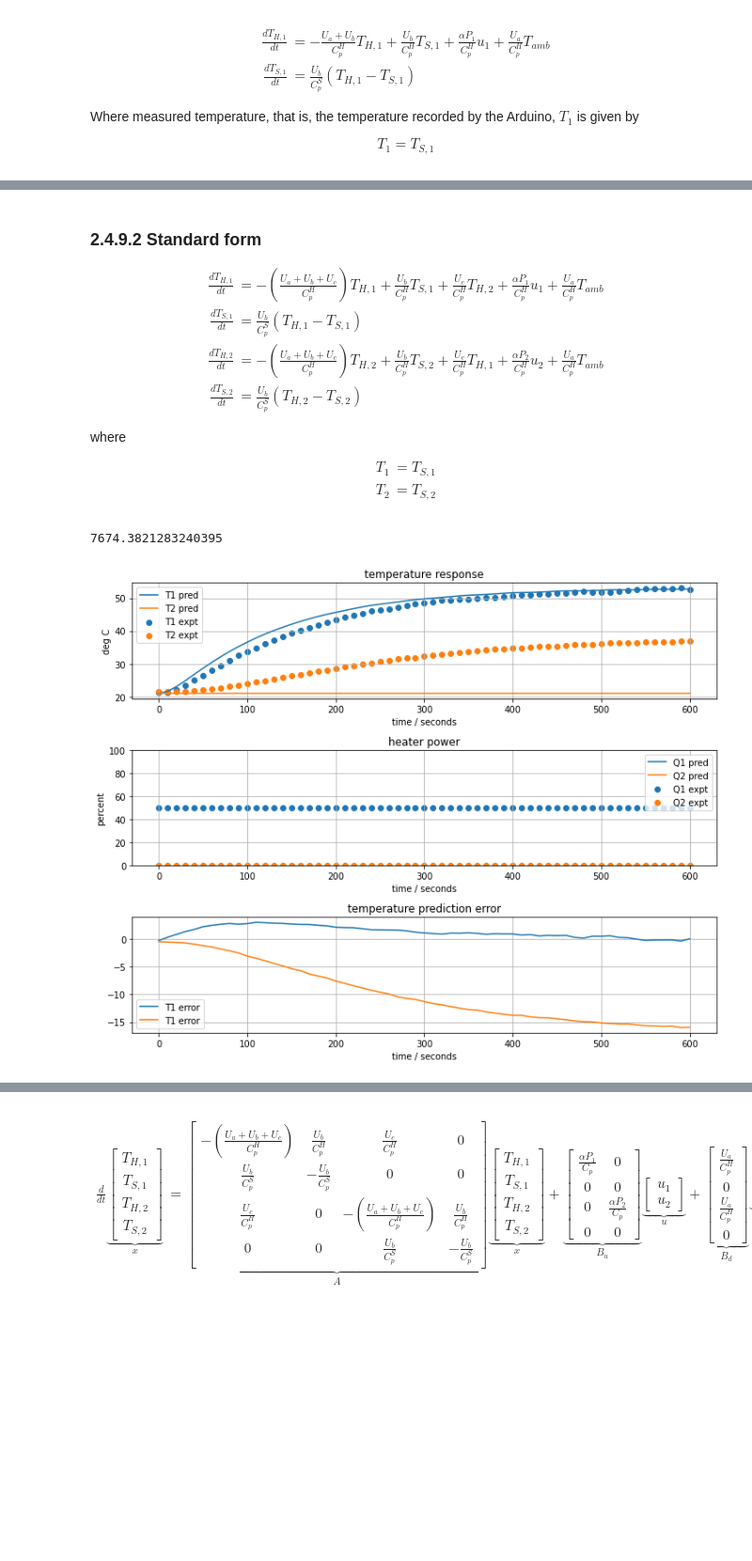
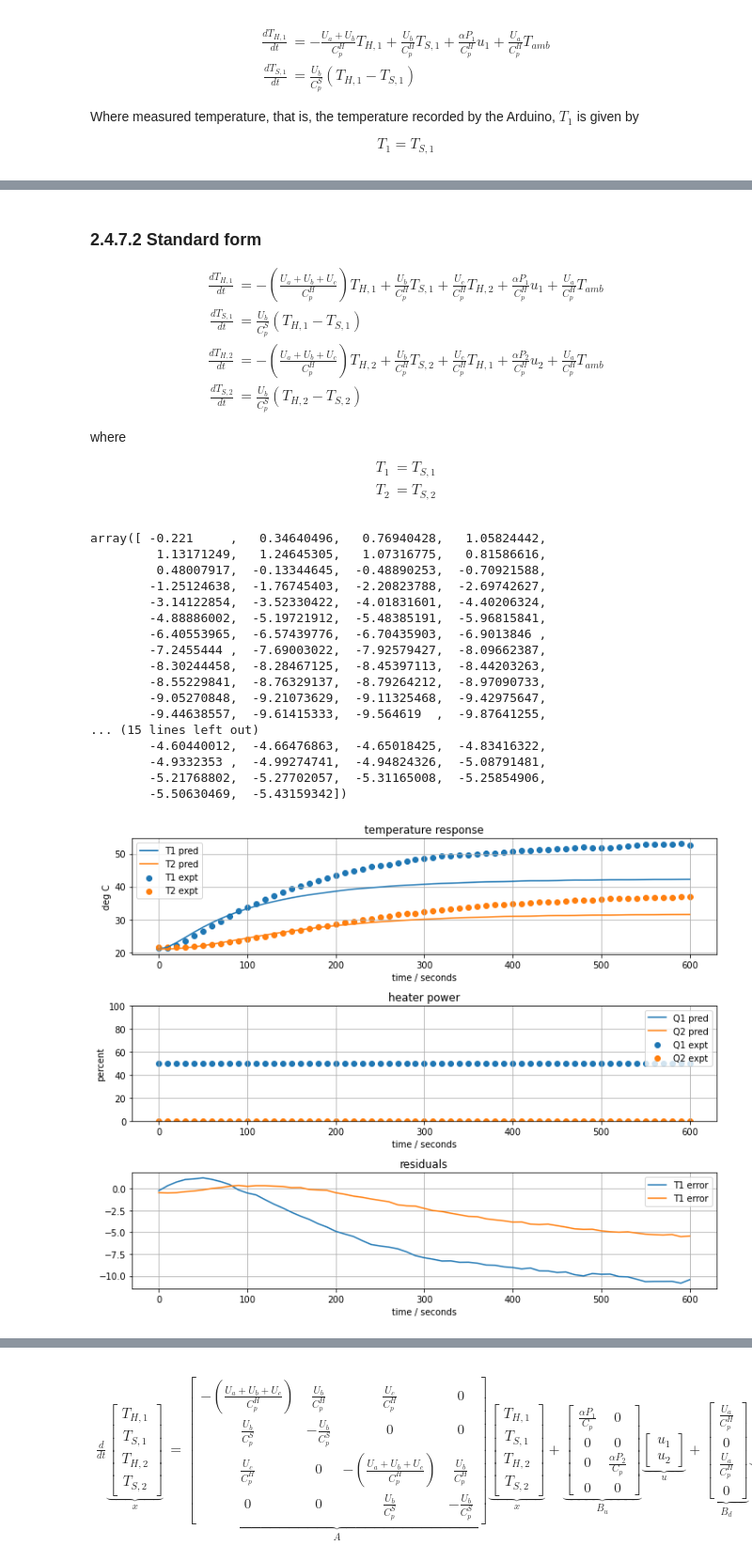
Before and after one commit to jckantor/cbe30338-2021, a Jupyter notebook: docs/02.04-Model-Identification.ipynb, the cells around one changed output, grey strips where cells are left out. Shown at 94% size. Cells and saved outputs as stored; diff of their text form; code cells hidden in the pictures; blank space fills up the shorter version.

```diff
--- a/docs/02.04-Model-Identification.ipynb
+++ b/docs/02.04-Model-Identification.ipynb
@@ -167,7 +129,7 @@ def plot_data(expt, pred):
     # third plot axes
     ax[2].plot(t_expt, pred["T1"]-expt["T1"], label="T1 error")
     ax[2].plot(t_expt, pred["T2"]-expt["T2"], label="T1 error")
-    ax[2].set_title("temperature prediction error")
+    ax[2].set_title("residuals")
 
     # things to do for every plot axes
     for a in ax:
@@ -177,8 +139,7 @@ def plot_data(expt, pred):
 
     plt.tight_layout()
 
-    # return list of axes so to allow additional information to be added
-    return ax
+    return
 
 # demonstrate by comparing experimental data to itself
 plot_data(expt, expt);
@@ -369,10 +347,7 @@ from scipy.integrate import solve_ivp
 Cp = 6                 # joules/deg C
 Ua = 0.05              # watts/deg C
 
-# create a list of parameter values
-param = [Cp, Ua]
-
-def model_first_order(param, plot=False):
+def model_energy_first_order(param, plot=False):
     # unpack the adjustable parameters
     Cp, Ua = param
 
@@ -389,12 +364,9 @@ def model_first_order(param, plot=False):
 
     # plot solution
     if plot:
-        ax = plot_data(expt, pred)
+        plot_data(expt, pred)
 
-    # compute sum of squares error
-    err = ((pred["T1"] - expt["T1"])**2).sum()
+    return pred["T1"] - expt["T1"]
 
-    return err
-
-model_first_order(param, plot=True)
+model_energy_first_order([Cp, Ua], True)
 # %% [output]
@@ -450,10 +445,8 @@ CpS = 1                # joules/deg C
 Ua = 0.05              # watts/deg C
 Ub = 0.05              # watts/deg C
 
-# create a list of parameter values
-param = [CpH, CpS, Ua, Ub]
 
-def model_second_order(param, plot=False):
+def model_energy_second_order(param, plot=False):
     # unpack the adjustable parameters
     CpH, CpS, Ua, Ub = param
 
@@ -474,10 +467,7 @@ def model_second_order(param, plot=False):
     if plot:
         ax = plot_data(expt, pred)
 
-    # compute sum of squares error
-    err = ((pred["T1"] - expt["T1"])**2).sum()
+    return pred["T1"] - expt["T1"]
 
-    return err
-
-model_second_order(param, plot=True)
+model_energy_second_order([CpH, CpS, Ua, Ub], plot=True)
 # %% [output]
@@ -512,7 +527,7 @@ T_1 & = T_{S,1} \\
 T_2 & = T_{S,2}
 \end{align}
 # %% [markdown]
-### 2.4.9.2 Standard form
+### 2.4.7.2 Standard form
 
 \begin{align}
 \frac{dT_{H,1}}{dt} & = -(\frac{U_a+U_b+U_c}{C^H_p})T_{H,1} + \frac{U_b}{C^H_p}T_{S,1} + \frac{U_c}{C^H_p}T_{H,2}  + \frac{\alpha P_1}{C^H_p}u_1 + \frac{U_a}{C^H_p}T_{amb}\\
@@ -538,41 +553,54 @@ CpH = 5                # joules/deg C
 CpS = 1                # joules/deg C
 Ua = 0.05              # watts/deg C
 Ub = 0.05              # watts/deg C
-Uc = 0.00              # watts/deg C
+Uc = 0.05              # watts/deg C
 
-# create a list of parameter values
-param = [CpH, CpS, Ua, Ub, Uc]
-
-def model_fourth_order(param, plot=False):
+def model_energy_fourth_order(param, plot=False):
     # unpack the adjustable parameters
     CpH, CpS, Ua, Ub, Uc = param
 
     # model solution
     def deriv(t, y):
         T1H, T1S, T2H, T2S= y
         dT1H = (-(Ua + Ub + Uc)*T1H + Ub*T1S + Uc*T2H + alpha*P1*u1(t) + Ua*T_amb)/CpH
         dT1S = Ub*(T1H - T1S)/CpS
         dT2H = (-(Ua + Ub + Uc)*T2H + Ub*T2S + Uc*T1H + alpha*P2*u2(t) + Ua*T_amb)/CpH
         dT2S = Ub*(T2H - T2S)/CpS
         return [dT1H, dT1S, dT2H, dT2S]
 
     soln = solve_ivp(deriv, [min(t_expt), max(t_expt)], [T_amb]*4, t_eval=t_expt)
 
     # create dataframe with predictions
     pred = pd.DataFrame(columns=["T1", "T2", "Q1", "Q2"], index=t_expt)
     pred["T1"] = soln.y[1]
     pred["T2"] = soln.y[3]
 
     # plot solution
     if plot:
         ax = plot_data(expt, pred)
 
-    # compute sum of squares error
-    err = ((pred["T1"] - expt["T1"])**2).sum() + ((pred["T2"] - expt["T2"])**2).sum()
+    err1 = np.array(pred["T1"] - expt["T1"])
+    err2 = np.array(pred["T2"] - expt["T2"])
 
-    return err
+    return np.concatenate((err1, err2))
 
-model_fourth_order(param, plot=True)
+model_energy_fourth_order([CpH, CpS, Ua, Ub, Uc], plot=True)
 # %% [output]
-7674.3821283240395
+array([ -0.221     ,   0.34640496,   0.76940428,   1.05824442,
+         1.13171249,   1.24645305,   1.07316775,   0.81586616,
+         0.48007917,  -0.13344645,  -0.48890253,  -0.70921588,
+        -1.25124638,  -1.76745403,  -2.20823788,  -2.69742627,
+        -3.14122854,  -3.52330422,  -4.01831601,  -4.40206324,
+        -4.88886002,  -5.19721912,  -5.48385191,  -5.96815841,
+        -6.40553965,  -6.57439776,  -6.70435903,  -6.9013846 ,
+        -7.2455444 ,  -7.69003022,  -7.92579427,  -8.09662387,
+        -8.30244458,  -8.28467125,  -8.45397113,  -8.44203263,
+        -8.55229841,  -8.76329137,  -8.79264212,  -8.97090733,
+        -9.05270848,  -9.21073629,  -9.11325468,  -9.42975647,
+        -9.44638557,  -9.61415333,  -9.564619  ,  -9.87641255,
+... (15 lines left out)
+        -4.60440012,  -4.66476863,  -4.65018425,  -4.83416322,
+        -4.9332353 ,  -4.99274741,  -4.94824326,  -5.08791481,
+        -5.21768802,  -5.27702057,  -5.31165008,  -5.25854906,
+        -5.50630469,  -5.43159342])
-[figure, old version]
+[figure, new version]
```
Also changed, not shown: parts of 44 cells of this notebook, 19 other files.
